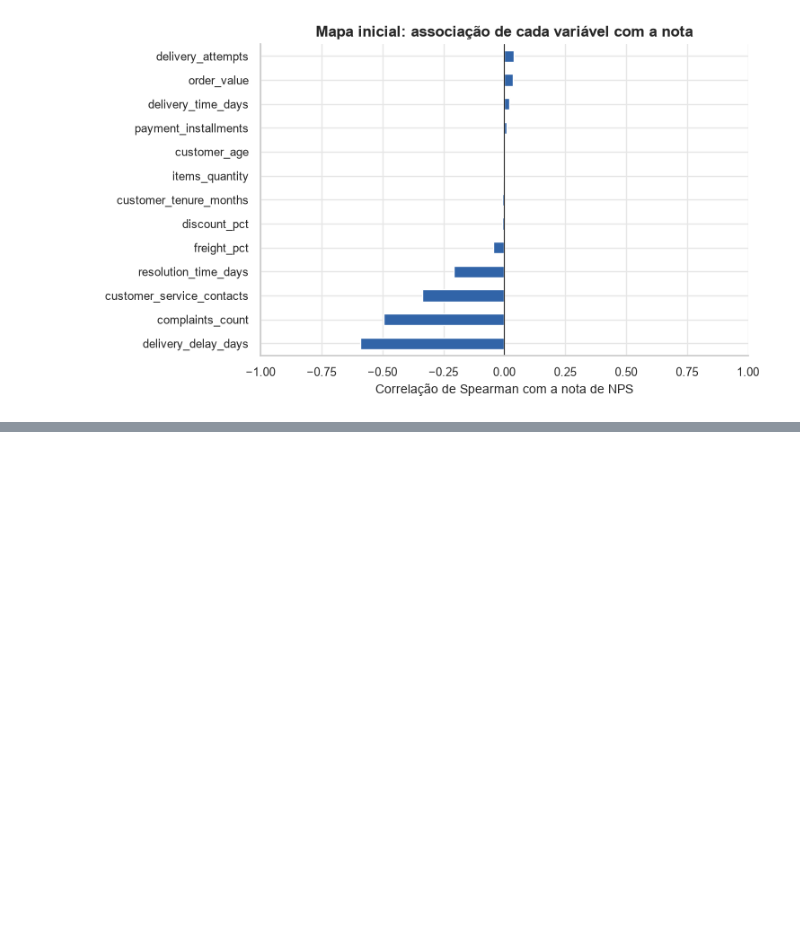
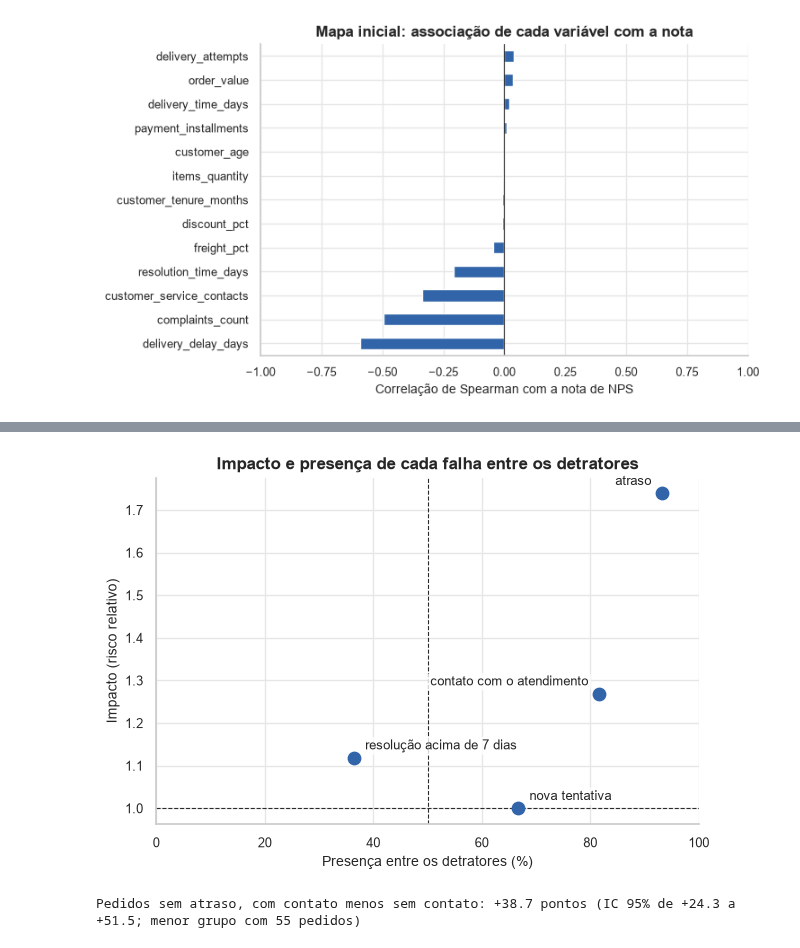
Before and after one commit to jpvbrandaos/tech-challenge-nps-preditivo, a Jupyter notebook: notebooks/02_eda.ipynb, the cells around one changed output, grey strips where cells are left out. Cells and saved outputs as stored; diff of their text form; code cells hidden in the pictures; blank space fills up the shorter version.

```diff
--- a/notebooks/02_eda.ipynb
+++ b/notebooks/02_eda.ipynb
@@ -214,0 +294,21 @@ plt.show()
+# %%
+impact = problem_impact(train, flags)
+
+fig, ax = plt.subplots(figsize=(7, 4.5))
+plot_impact_frequency(impact, ax=ax, title="Impacto e presença de cada falha entre os detratores")
+save_figure(fig, "05_impacto_e_presenca")
+plt.show()
+
+# Contato com o atendimento sem a influência do atraso
+contact_effect = estimate_contrast(
+    train.query("delivery_delay_days == 0"), ["had_contact == 1", "had_contact == 0"], [1, -1]
+)
+print(
+    f"Pedidos sem atraso, com contato menos sem contato: {contact_effect['efeito']:+.1f} pontos "
+    f"(IC 95% de {contact_effect['IC inferior']:+.1f} a {contact_effect['IC superior']:+.1f}; "
+    f"menor grupo com {contact_effect['menor grupo']} pedidos)"
+)
+impact.round(2)
+# %% [output]
+[figure, added]
+Pedidos sem atraso, com contato menos sem contato: +38.7 pontos (IC 95% de +24.3 a +51.5; menor grupo com 55 pedidos)
```
Also changed, not shown: parts of 9 cells of this notebook, 2 other files.
